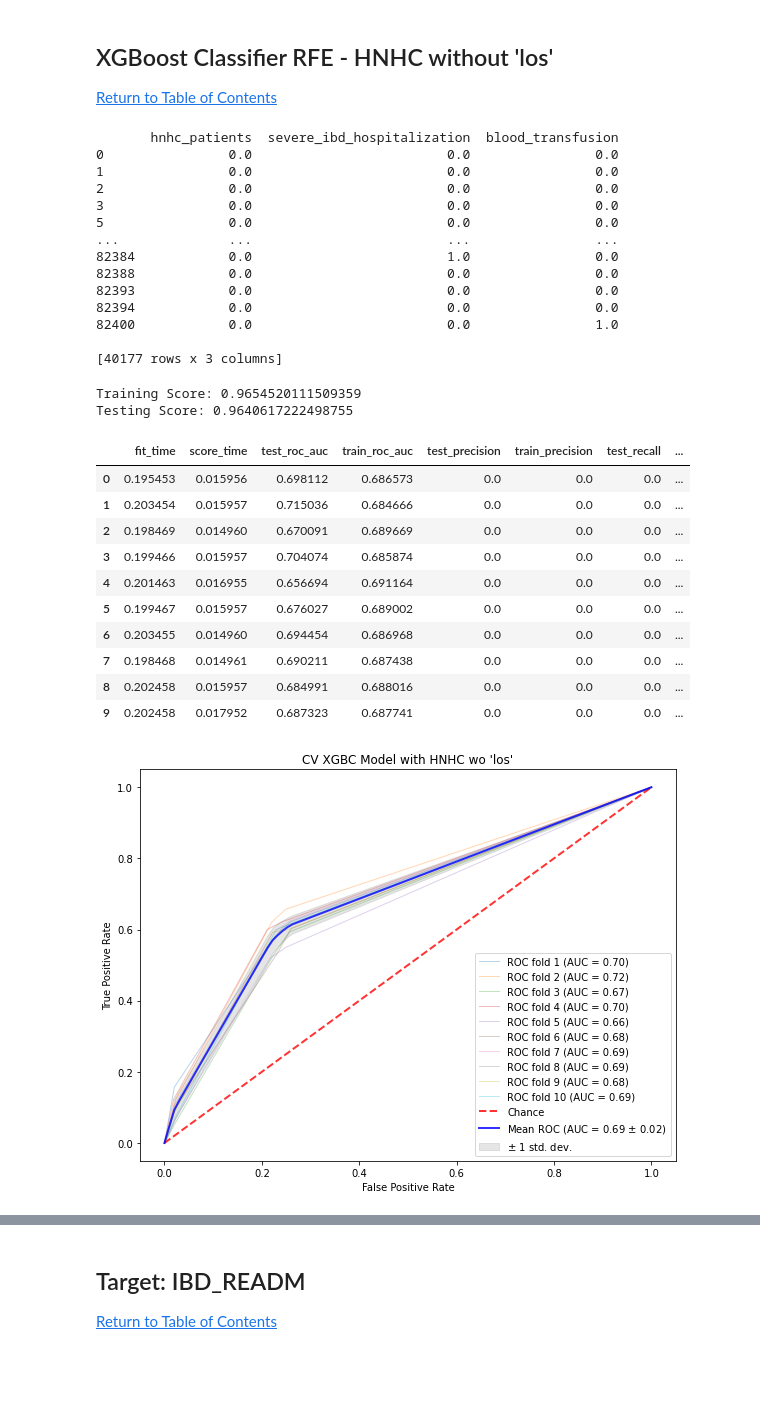
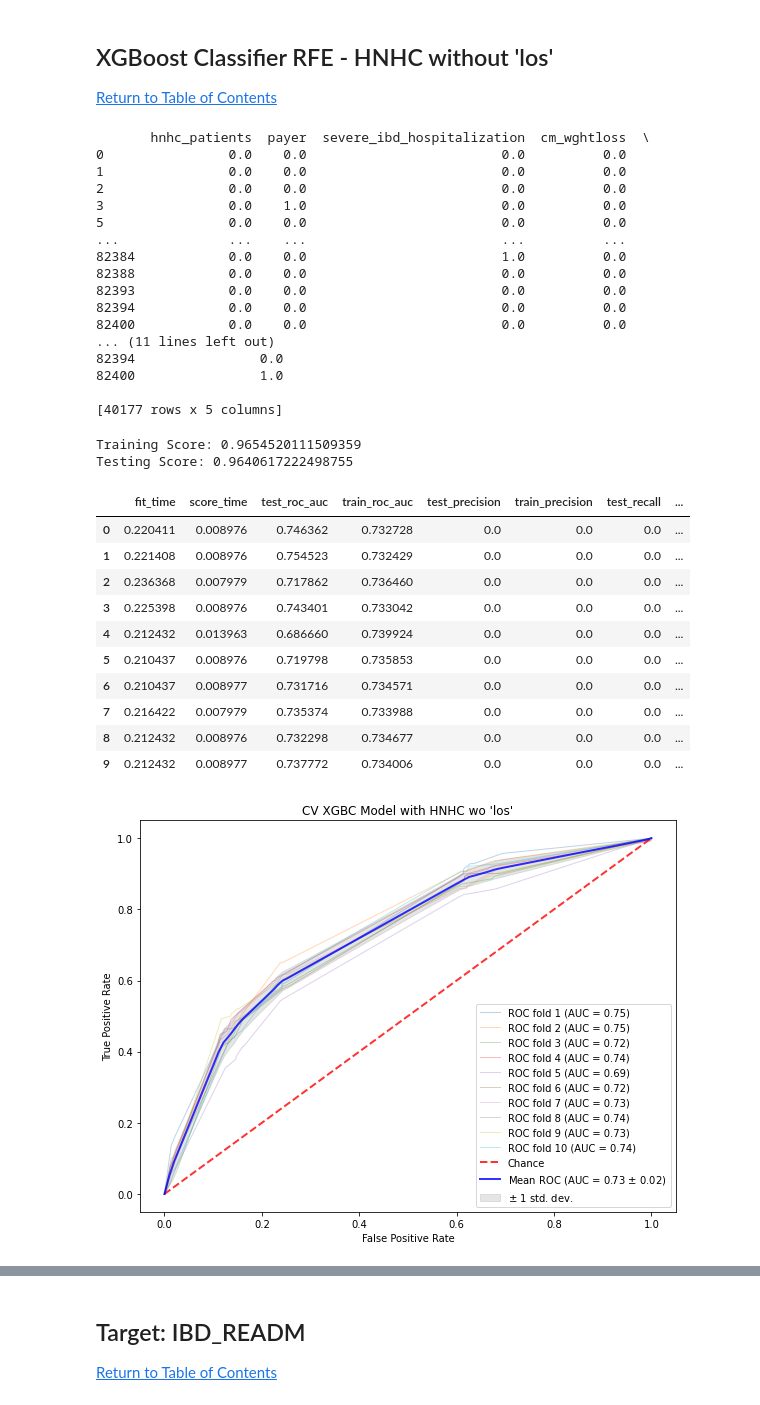
Before and after one commit to Autonomousse/UCSD_NRD_2017, a Jupyter notebook: NRD_2017_ML_Validation_5_Features_SP.ipynb, the cells around one changed output, grey strips where cells are left out. Saved outputs shown, nothing was run; the diff lists cells and outputs as text; code cells hidden in the pictures; blank space fills up the shorter version.

Commit message:
Added new variables, KNN to 2013, changed XGBC to have max depth of 5.

```diff
--- a/NRD_2017_ML_Validation_5_Features_SP.ipynb
+++ b/NRD_2017_ML_Validation_5_Features_SP.ipynb
@@ -404,7 +404,7 @@ def rfe_feature_selection(classifier, num_features_to_select, X, y, dataset, tar
 # title: A string for the chart title, not required.
 # num_features: An integer value for the number of features being used.
 
-def draw_cv_auc_roc(classifier, cv, X, y, title = 'Receiver Operating Characteristic', num_features = 0):
+def draw_cv_auc_roc(classifier, cv, X, y, num_features, title = 'Receiver Operating Characteristic'):
     tprs = []
     aucs = []
     mean_fpr = np.linspace(0, 1, 100)
@@ -690,7 +727,7 @@ plt.show()
 # %%
 # Plug in the features found by the XGBClassifier RFE process on the 2013 NRD file and repeat the same steps.
 # These are the features from XGBClassifier RFE NRD 2013: ['orproc', 'payer', 'severe_IBD_hospitalization', 'cm_wghtloss', 'blood_transfusion']
-data_xgbc_hnhc_no_los = readm_data_df[['hnhc_patients', 'severe_ibd_hospitalization', 'blood_transfusion']]
+data_xgbc_hnhc_no_los = readm_data_df[['hnhc_patients', 'payer', 'severe_ibd_hospitalization', 'cm_wghtloss', 'blood_transfusion']]
 # Drop NaN's.
 cleaned_data_xgbc_hnhc_no_los = data_xgbc_hnhc_no_los.dropna(axis='rows')
 # Display data.
@@ -701,20 +738,23 @@ target_srs_xgbc_hnhc_no_los = target_srs_xgbc_hnhc_no_los.astype('int64')
 # Create a Pandas dataframe without the target feature.
 cleaned_data_wo_outcome_df_xgbc_hnhc_no_los = cleaned_data_xgbc_hnhc_no_los.drop('hnhc_patients', axis=1)
 # %% [output]
-       hnhc_patients  severe_ibd_hospitalization  blood_transfusion
-0                0.0                         0.0                0.0
-1                0.0                         0.0                0.0
-2                0.0                         0.0                0.0
-3                0.0                         0.0                0.0
-5                0.0                         0.0                0.0
-...              ...                         ...                ...
-82384            0.0                         1.0                0.0
-82388            0.0                         0.0                0.0
-82393            0.0                         0.0                0.0
-82394            0.0                         0.0                0.0
-82400            0.0                         0.0                1.0
+       hnhc_patients  payer  severe_ibd_hospitalization  cm_wghtloss  \
+0                0.0    0.0                         0.0          0.0
+1                0.0    0.0                         0.0          0.0
+2                0.0    0.0                         0.0          0.0
+3                0.0    1.0                         0.0          0.0
+5                0.0    0.0                         0.0          0.0
+...              ...    ...                         ...          ...
+82384            0.0    0.0                         1.0          0.0
+82388            0.0    0.0                         0.0          0.0
+82393            0.0    0.0                         0.0          0.0
+82394            0.0    0.0                         0.0          0.0
+82400            0.0    0.0                         0.0          0.0
+... (11 lines left out)
+82394                0.0
+82400                1.0
 
-[40177 rows x 3 columns]
+[40177 rows x 5 columns]
 # %%
 # Initial model with XGBClassifier
 model_xgbc_hnhc_no_los = XGBClassifier(random_state=42, verbosity = 0, max_depth = 5)
@@ -732,22 +772,22 @@ scores_df_xgbc_hnhc_no_los = pd.DataFrame(scores_xgbc_hnhc_no_los)
 scores_df_xgbc_hnhc_no_los
 # %% [output]
 |  | fit_time | score_time | test_roc_auc | train_roc_auc | test_precision | train_precision | test_recall | ... |
-| 0 | 0.195453 | 0.015956 | 0.698112 | 0.686573 | 0.0 | 0.0 | 0.0 | ... |
-| 1 | 0.203454 | 0.015957 | 0.715036 | 0.684666 | 0.0 | 0.0 | 0.0 | ... |
-| 2 | 0.198469 | 0.014960 | 0.670091 | 0.689669 | 0.0 | 0.0 | 0.0 | ... |
-| 3 | 0.199466 | 0.015957 | 0.704074 | 0.685874 | 0.0 | 0.0 | 0.0 | ... |
-| 4 | 0.201463 | 0.016955 | 0.656694 | 0.691164 | 0.0 | 0.0 | 0.0 | ... |
-| 5 | 0.199467 | 0.015957 | 0.676027 | 0.689002 | 0.0 | 0.0 | 0.0 | ... |
-| 6 | 0.203455 | 0.014960 | 0.694454 | 0.686968 | 0.0 | 0.0 | 0.0 | ... |
-| 7 | 0.198468 | 0.014961 | 0.690211 | 0.687438 | 0.0 | 0.0 | 0.0 | ... |
-| 8 | 0.202458 | 0.015957 | 0.684991 | 0.688016 | 0.0 | 0.0 | 0.0 | ... |
-| 9 | 0.202458 | 0.017952 | 0.687323 | 0.687741 | 0.0 | 0.0 | 0.0 | ... |
+| 0 | 0.220411 | 0.008976 | 0.746362 | 0.732728 | 0.0 | 0.0 | 0.0 | ... |
+| 1 | 0.221408 | 0.008976 | 0.754523 | 0.732429 | 0.0 | 0.0 | 0.0 | ... |
+| 2 | 0.236368 | 0.007979 | 0.717862 | 0.736460 | 0.0 | 0.0 | 0.0 | ... |
+| 3 | 0.225398 | 0.008976 | 0.743401 | 0.733042 | 0.0 | 0.0 | 0.0 | ... |
+| 4 | 0.212432 | 0.013963 | 0.686660 | 0.739924 | 0.0 | 0.0 | 0.0 | ... |
+| 5 | 0.210437 | 0.008976 | 0.719798 | 0.735853 | 0.0 | 0.0 | 0.0 | ... |
+| 6 | 0.210437 | 0.008977 | 0.731716 | 0.734571 | 0.0 | 0.0 | 0.0 | ... |
+| 7 | 0.216422 | 0.007979 | 0.735374 | 0.733988 | 0.0 | 0.0 | 0.0 | ... |
+| 8 | 0.212432 | 0.008976 | 0.732298 | 0.734677 | 0.0 | 0.0 | 0.0 | ... |
+| 9 | 0.212432 | 0.008977 | 0.737772 | 0.734006 | 0.0 | 0.0 | 0.0 | ... |
 # %%
 # Cross validated ROC/AUC chart
 # Run classifier with cross-validation and plot ROC curves
-draw_cv_auc_roc(model_xgbc_hnhc_no_los, cv, cleaned_data_wo_outcome_df_xgbc_hnhc_no_los, target_srs_xgbc_hnhc_no_los, "CV XGBC Model with HNHC wo 'los'", num_features)
+draw_cv_auc_roc(model_xgbc_hnhc_no_los, cv, cleaned_data_wo_outcome_df_xgbc_hnhc_no_los, target_srs_xgbc_hnhc_no_los, num_features, "CV XGBC Model with HNHC wo 'los'")
 # %% [output]
-[figure, old version]
+[figure, new version]
 # %%
 # Grab the feature importance using the cross validation XGBClassifier model
 importance_xgbc_hnhc_no_los = sorted(zip(model_xgbc_hnhc_no_los.feature_importances_*100, X_train_xgbc_hnhc_no_los))
```
Also changed, not shown: parts of 31 cells of this notebook, 2 other files.
